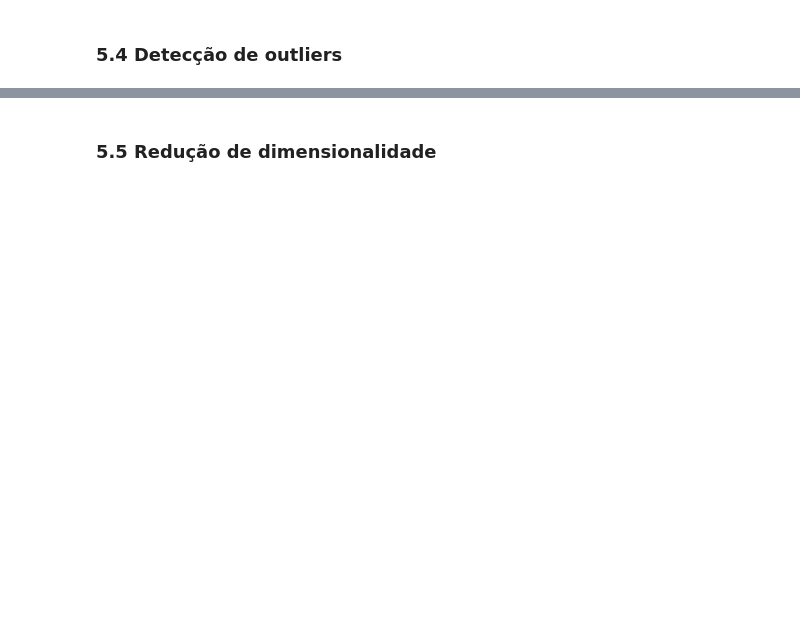
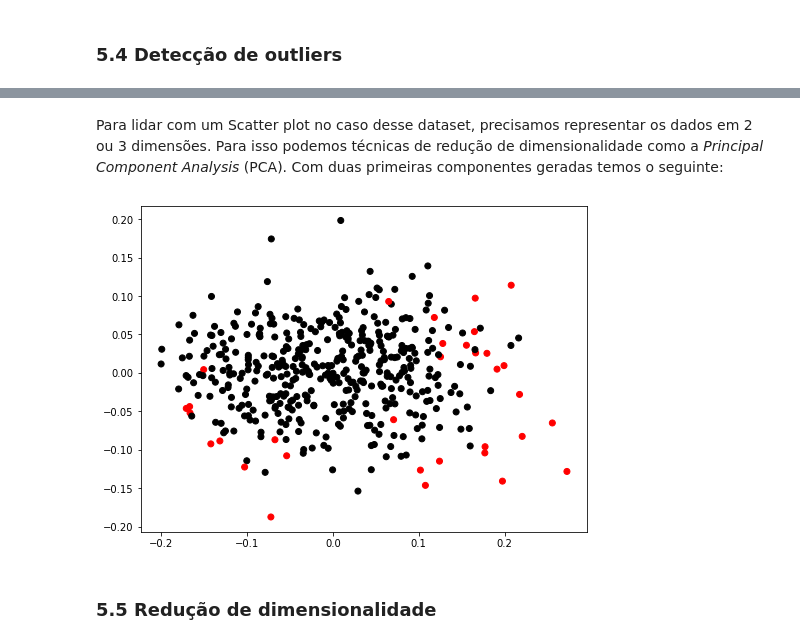
Before and after one commit to brenoslivio/CompVis_ICMC, a Jupyter notebook: Aula_01/Aula_01.ipynb, the cells around one changed output, grey strips where cells are left out. Saved outputs shown, nothing was run; the diff lists cells and outputs as text; code cells hidden in the pictures; blank space fills up the shorter version.

```diff
--- a/Aula_01/Aula_01.ipynb
+++ b/Aula_01/Aula_01.ipynb
@@ -690,2 +869,17 @@ diabetes_X_null_knn.head()
+# %% [markdown]
+Para lidar com um Scatter plot no caso desse dataset, precisamos representar os dados em 2 ou 3 dimensões. Para isso podemos técnicas de redução de dimensionalidade como a *Principal Component Analysis* (PCA). Com duas primeiras componentes geradas temos o seguinte:
+# %%
+from sklearn.decomposition import PCA
+import matplotlib.pyplot as plt
+
+diabetes_X_pca = PCA(n_components=2).fit_transform(diabetes_X_select)
+
+plt.figure(figsize=(8, 6))
+
+plt.scatter(
+    x=diabetes_X_pca[:,0], y=diabetes_X_pca[:,1],
+    c=["red" if i else "black" for i in diabetes_X_outliers]);
+# %% [output]
+[figure, added]
 # %% [markdown]
 ### 5.5 Redução de dimensionalidade <a name="reducao"></a>
```
Also changed, not shown: parts of 21 cells of this notebook.
